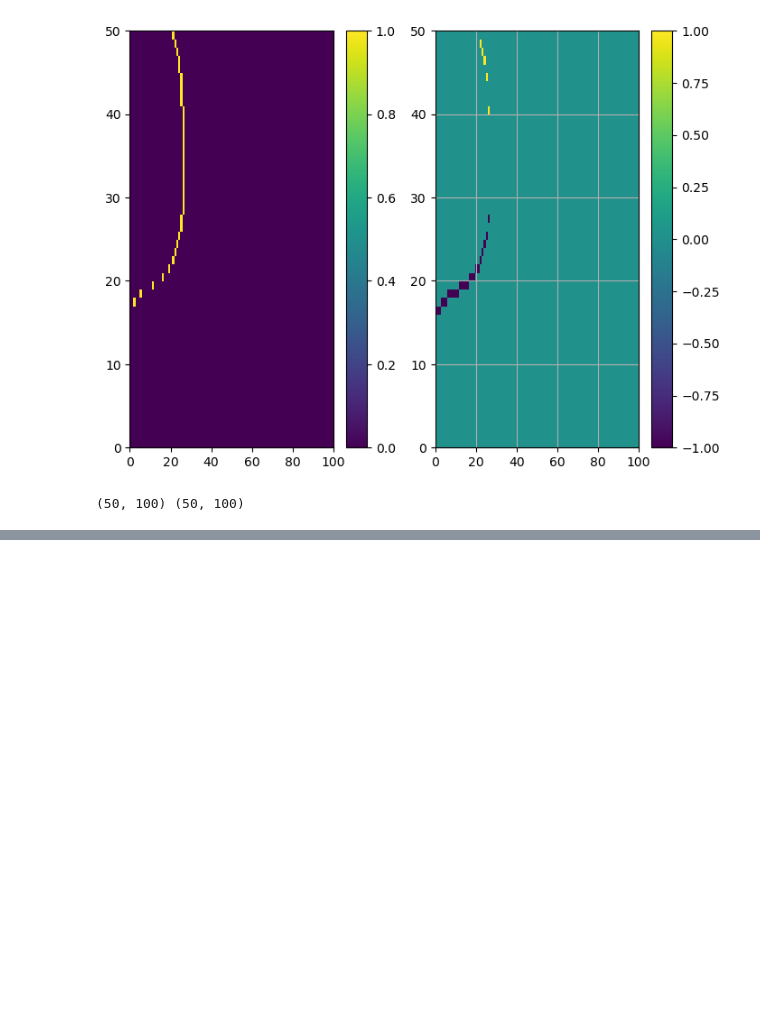
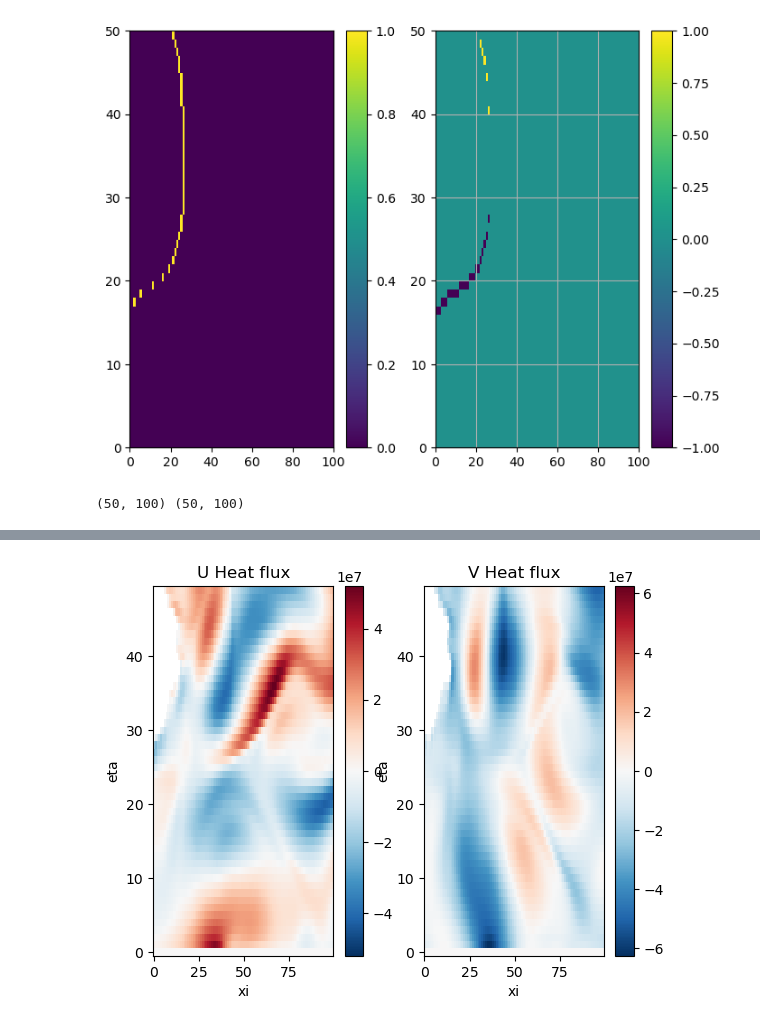
Before and after one commit to fncsobral/waom_notebook, a Jupyter notebook: OHB_shelf/Cross-1500m/testing.ipynb, the cells around one changed output, grey strips where cells are left out. Saved outputs shown, nothing was run; the diff lists cells and outputs as text; code cells hidden in the pictures; blank space fills up the shorter version.

```diff
--- a/OHB_shelf/Cross-1500m/testing.ipynb
+++ b/OHB_shelf/Cross-1500m/testing.ipynb
@@ -747,13 +752,13 @@ print(pm.shape, pn.shape)
 # %%
-# temp = dg.temp.isel(ocean_time=0)
-# v = dg.v_northward.isel(ocean_time=0)
-# u = dg.u_eastward.isel(ocean_time=0)
+temp = dg.temp.isel(ocean_time=0)
+v = dg.v_northward.isel(ocean_time=0)
+u = dg.u_eastward.isel(ocean_time=0)
 # %%
-# # determine constants:
-# rho0 = 1025 # kg. m-3
-# Cp = 3989.245 # J.kg-1.degC-1
+# determine constants:
+rho0 = 1025 # kg. m-3
+Cp = 3989.245 # J.kg-1.degC-1
 
 
-# # Bad calculation of heat transport, due to the use of rho points!!!! FS
-# v_heat_trans = (temp * v * Cp * rho0).isel(eta_rho=eta_slice, xi_rho=xi_slice).rename({'eta_rho': 'eta','xi_rho': 'xi'})
-# u_heat_trans = (temp * u * Cp * rho0).isel(eta_rho=eta_slice, xi_rho=xi_slice).rename({'eta_rho': 'eta','xi_rho': 'xi'})
+# Bad calculation of heat transport, due to the use of rho points for temp!!!! FS
+v_heat_trans = (temp * v * Cp * rho0).isel(eta_rho=eta_slice, xi_rho=xi_slice).rename({'eta_rho': 'eta','xi_rho': 'xi'})
+u_heat_trans = (temp * u * Cp * rho0).isel(eta_rho=eta_slice, xi_rho=xi_slice).rename({'eta_rho': 'eta','xi_rho': 'xi'})
@@ -763,0 +765,6 @@ print(pm.shape, pn.shape)
+# %%
+fig, ax = plt.subplots(ncols=2)
+u_heat_trans.isel(s_rho=-1).plot(ax=ax[0]); ax[0].set_title('U Heat flux');
+v_heat_trans.isel(s_rho=-1).plot(ax=ax[1]); ax[1].set_title('V Heat flux');
+# %% [output]
+[figure, added]
```
Also changed, not shown: parts of 17 cells of this notebook.
